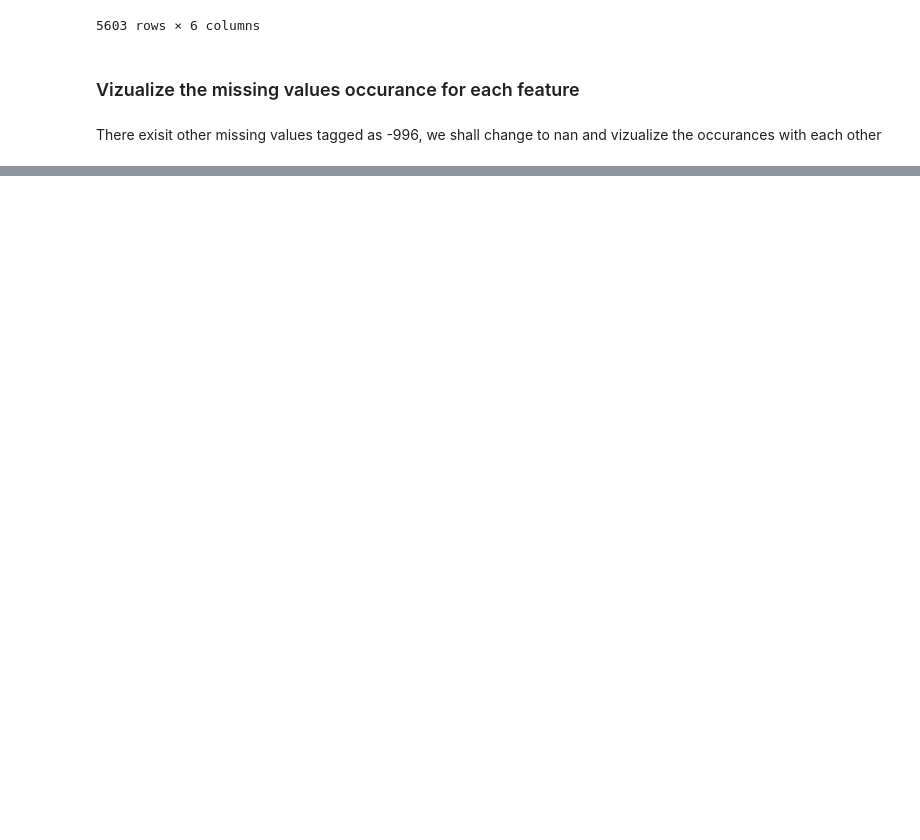
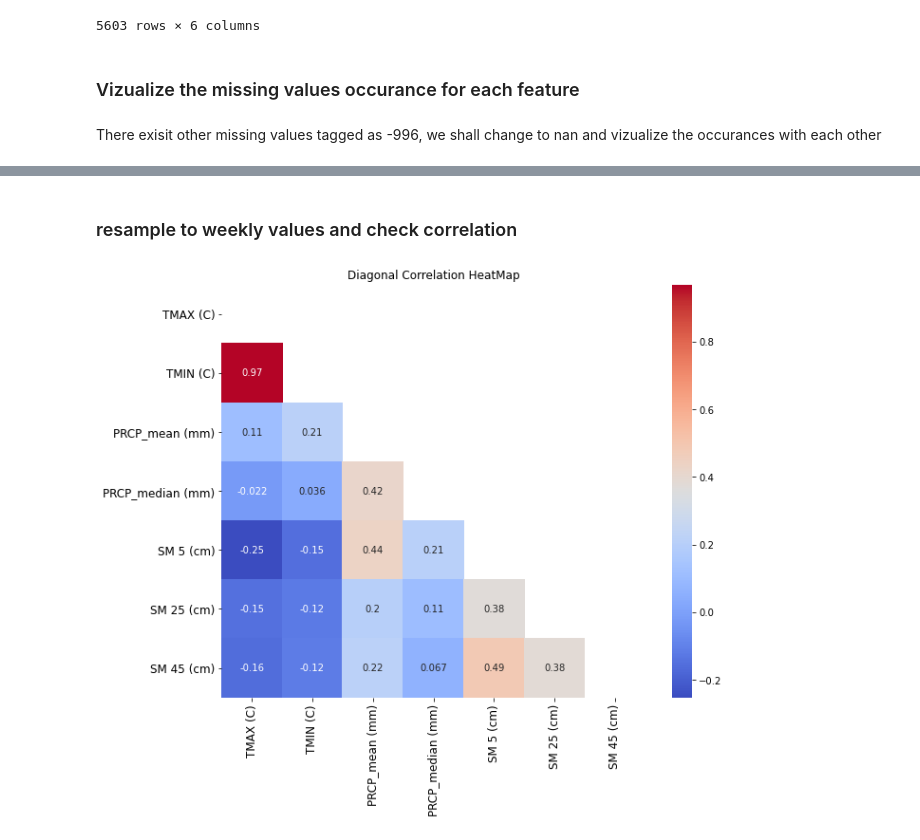
Before and after one commit to chizeni24/USDA, a Jupyter notebook: Lake creek crop yeild XAI.ipynb, the cells around one changed output, grey strips where cells are left out. Drawn from its saved outputs; the diff is of its cells as text; code cells hidden in the pictures; blank space fills up the shorter version.

```diff
--- a/Lake creek crop yeild XAI.ipynb
+++ b/Lake creek crop yeild XAI.ipynb
@@ -320,0 +183,15 @@ Perhaps a linear interpolation between the missing values. since they arent that
+# %% [markdown]
+### resample to weekly values and check correlation
+# %%
+# Resample the temperature
+resampled = df_AI[['TMAX (C)', "TMIN (C)"]].resample('W').mean()
+# Resample the Precipitation mean and median
+resampled["PRCP_mean (mm)"] = df_AI["PRCP (mm)"].resample('W').mean()
+resampled["PRCP_median (mm)"] = df_AI["PRCP (mm)"].resample('W').median()
+resampled_SM = df_AI.iloc[:, -3:].resample('W').mean()
+df_AI_resampled = resampled.merge(resampled_SM, on='Date', how="inner")
+
+
+corr_plot(df_AI_resampled)
+# %% [output]
+[figure, added]
```
Also changed, not shown: parts of 60 cells of this notebook.
